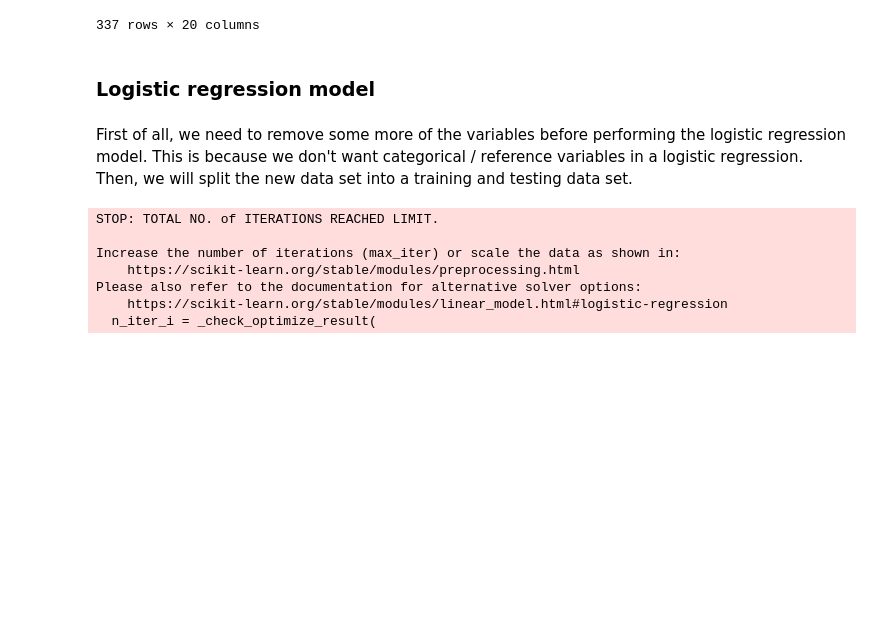
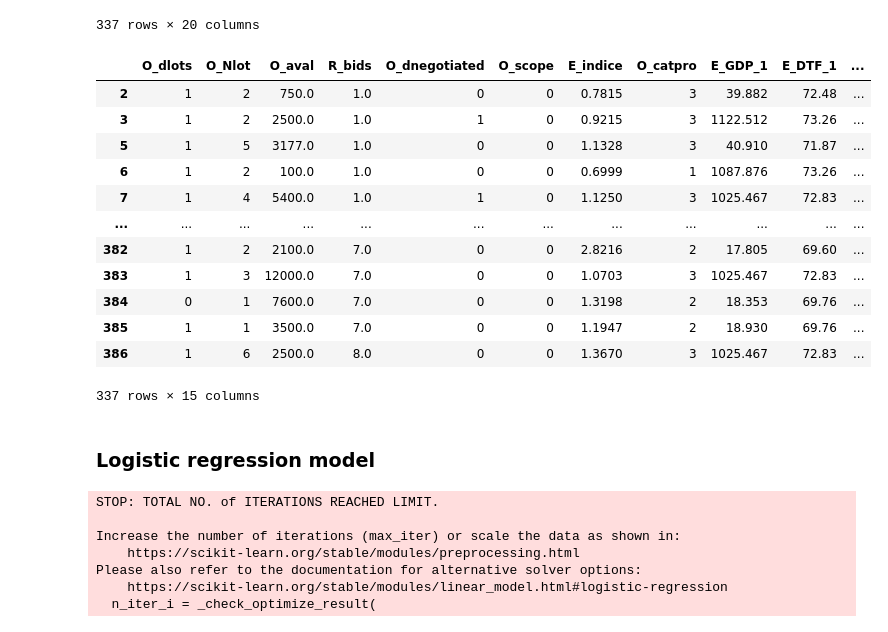
Before and after one commit to chidima-asika/win-with-us, a Jupyter notebook: the_code.ipynb, the cells around one changed output. Cells and saved outputs as stored; diff of their text form; code cells hidden in the pictures; blank space fills up the shorter version.

```diff
--- a/the_code.ipynb
+++ b/the_code.ipynb
@@ -556,7 +556,25 @@ See the caveats in the documentation: https://pandas.pydata.org/pandas-docs/stab
 | 385 | 479 | 138568 | 1 | 1 | 3500.0 | 2017 | IPA | 7.0 | 0 | 0 | ... |
 | 386 | 482 | 134936 | 1 | 6 | 2500.0 | 2015 | IPA | 8.0 | 0 | 0 | ... |
 337 rows × 20 columns
+# %%
+# Remove non-encoded variables and identifiers
+
+cleaned_data_5 = cleaned_data_4.drop(['O_order', 'O_code', 'O_year_p', 'O_finstr', 'RangeCategory'], axis=1)
+
+cleaned_data_5
+# %% [output]
+|  | O_dlots | O_Nlot | O_aval | R_bids | O_dnegotiated | O_scope | E_indice | O_catpro | E_GDP_1 | E_DTF_1 | ... |
+| 2 | 1 | 2 | 750.0 | 1.0 | 0 | 0 | 0.7815 | 3 | 39.882 | 72.48 | ... |
+| 3 | 1 | 2 | 2500.0 | 1.0 | 1 | 0 | 0.9215 | 3 | 1122.512 | 73.26 | ... |
+| 5 | 1 | 5 | 3177.0 | 1.0 | 0 | 0 | 1.1328 | 3 | 40.910 | 71.87 | ... |
+| 6 | 1 | 2 | 100.0 | 1.0 | 0 | 0 | 0.6999 | 1 | 1087.876 | 73.26 | ... |
+| 7 | 1 | 4 | 5400.0 | 1.0 | 1 | 0 | 1.1250 | 3 | 1025.467 | 72.83 | ... |
+| ... | ... | ... | ... | ... | ... | ... | ... | ... | ... | ... | ... |
+| 382 | 1 | 2 | 2100.0 | 7.0 | 0 | 0 | 2.8216 | 2 | 17.805 | 69.60 | ... |
+| 383 | 1 | 3 | 12000.0 | 7.0 | 0 | 0 | 1.0703 | 3 | 1025.467 | 72.83 | ... |
+| 384 | 0 | 1 | 7600.0 | 7.0 | 0 | 0 | 1.3198 | 2 | 18.353 | 69.76 | ... |
+| 385 | 1 | 1 | 3500.0 | 7.0 | 0 | 0 | 1.1947 | 2 | 18.930 | 69.76 | ... |
+| 386 | 1 | 6 | 2500.0 | 8.0 | 0 | 0 | 1.3670 | 3 | 1025.467 | 72.83 | ... |
+337 rows × 15 columns
 # %% [markdown]
 ### Logistic regression model
-# %% [markdown]
-First of all, we need to remove some more of the variables before performing the logistic regression model. This is because we don't want categorical / reference variables in a logistic regression. Then, we will split the new data set into a training and testing data set.
```
Also changed, not shown: parts of 8 cells of this notebook.
